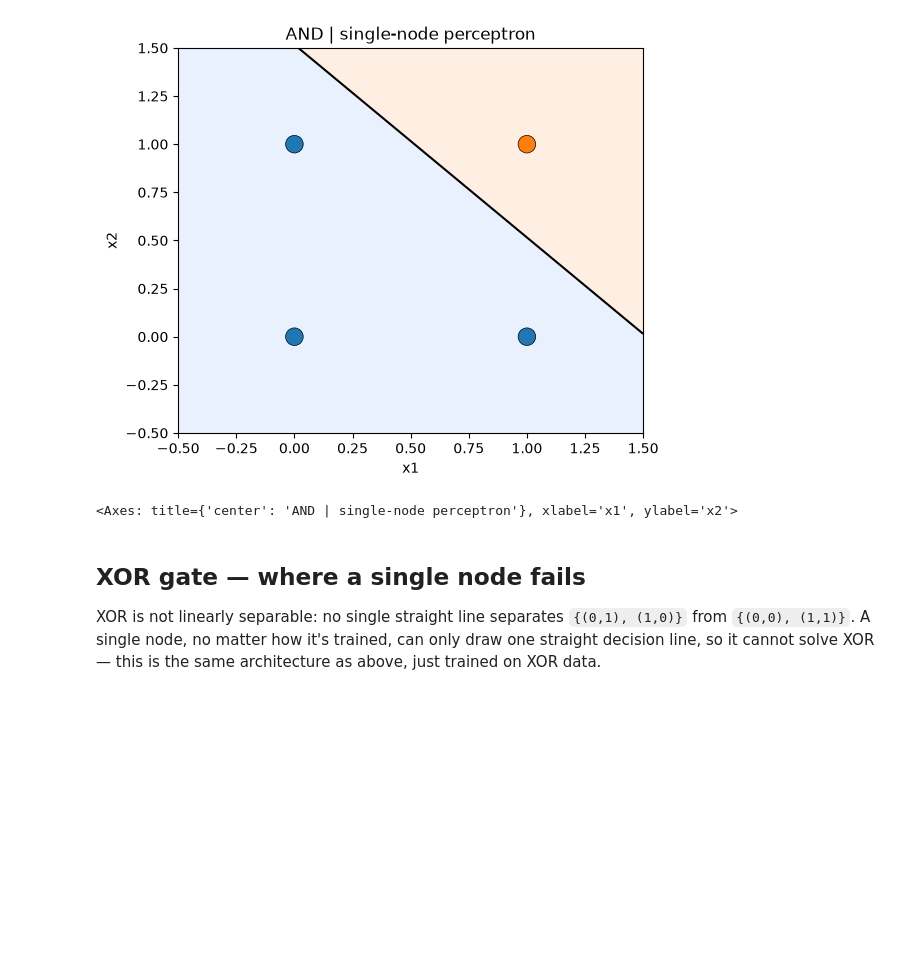
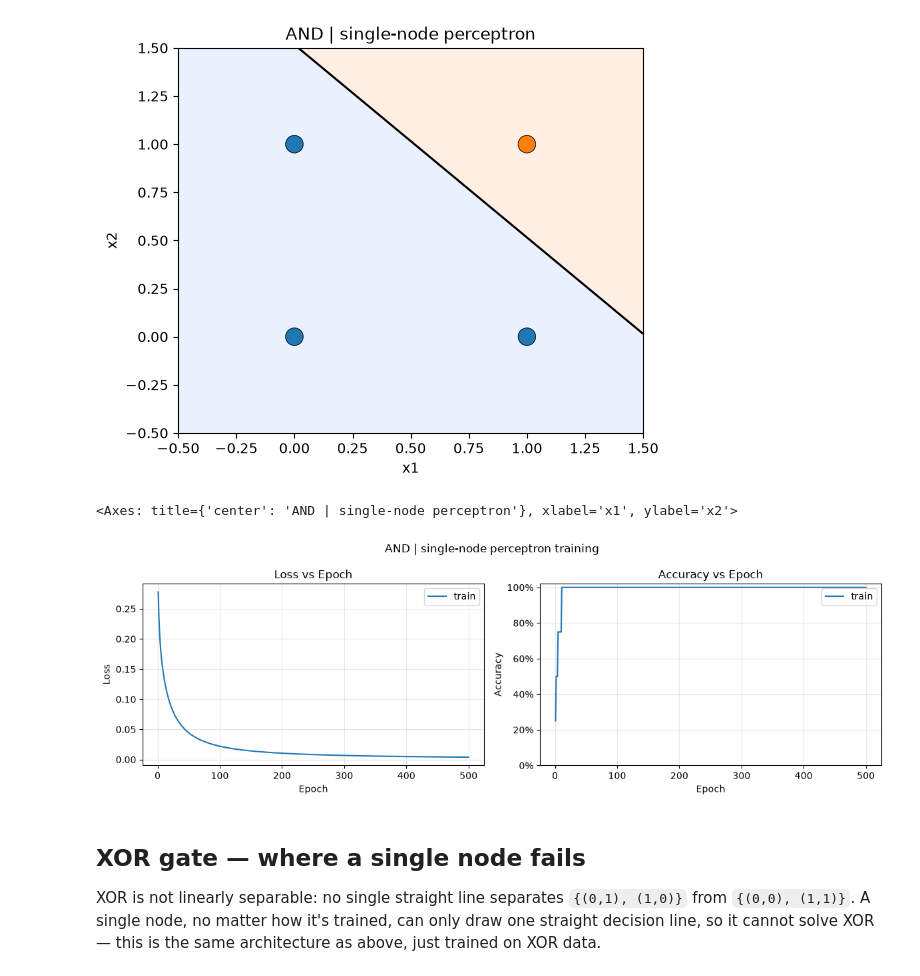
Before and after one commit to kimdong0704/NeuralNetwork_Library_from_Scratch, a Jupyter notebook: lab1/lab1.ipynb, the cells around one changed output. Saved outputs shown, nothing was run; the diff lists cells and outputs as text; code cells hidden in the pictures; blank space fills up the shorter version.

Commit message:
accuracy, loss plot, softmax implemented

```diff
--- a/lab1/lab1.ipynb
+++ b/lab1/lab1.ipynb
@@ -68,6 +70,10 @@ GateVisualizer().plot(and_network, AND_INPUTS, AND_TARGETS, title="AND | single-
 # %% [output]
 [figure]
 <Axes: title={'center': 'AND | single-node perceptron'}, xlabel='x1', ylabel='x2'>
+# %%
+TrainingVisualizer().plot(and_trainer, title="AND | single-node perceptron training")
+# %% [output]
+[figure, added]
 # %% [markdown]
 ## XOR gate — where a single node fails
 
```
Also changed, not shown: parts of 6 cells of this notebook, 17 other files.
